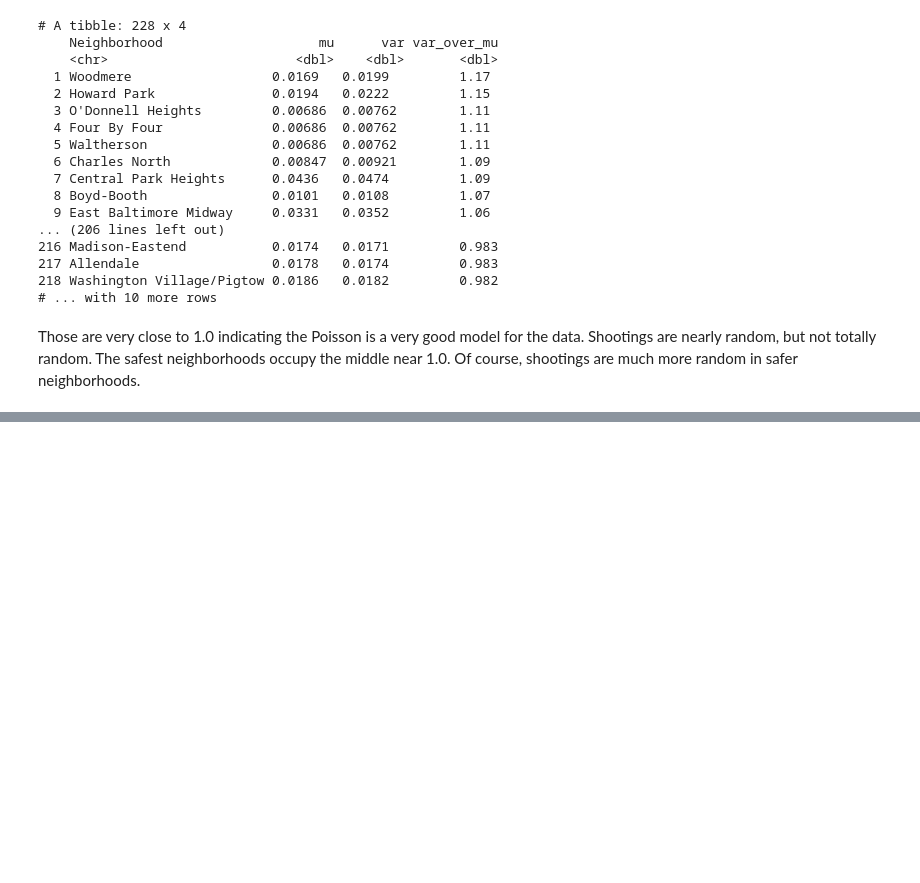
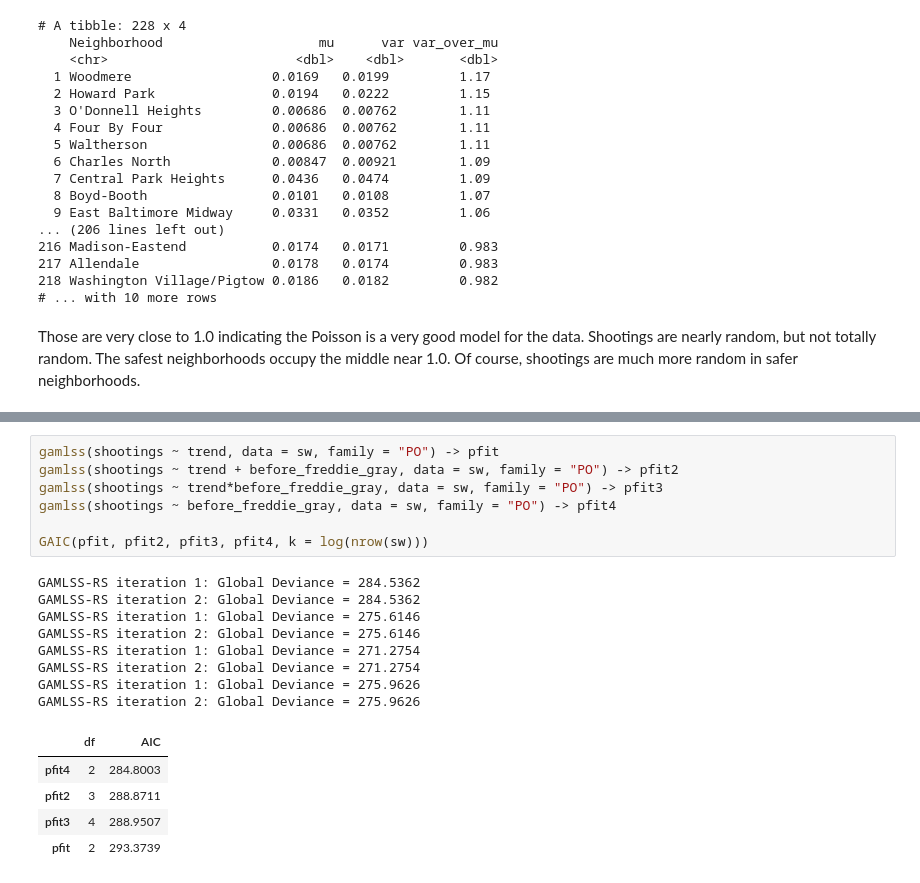
Before and after one commit to baltimore-sun-data/2018-shootings-analysis, a Jupyter notebook: shootings_analysis_by_district.ipynb, the cells around one changed output, grey strips where cells are left out. Drawn from its saved outputs; the diff is of its cells as text; blank space fills up the shorter version.

```diff
--- a/shootings_analysis_by_district.ipynb
+++ b/shootings_analysis_by_district.ipynb
@@ -368,0 +381,21 @@ Those are very close to 1.0 indicating the Poisson is a very good model for the
+# %%
+gamlss(shootings ~ trend, data = sw, family = "PO") -> pfit
+gamlss(shootings ~ trend + before_freddie_gray, data = sw, family = "PO") -> pfit2
+gamlss(shootings ~ trend*before_freddie_gray, data = sw, family = "PO") -> pfit3
+gamlss(shootings ~ before_freddie_gray, data = sw, family = "PO") -> pfit4
+
+GAIC(pfit, pfit2, pfit3, pfit4, k = log(nrow(sw)))
+# %% [output]
+GAMLSS-RS iteration 1: Global Deviance = 284.5362
+GAMLSS-RS iteration 2: Global Deviance = 284.5362
+GAMLSS-RS iteration 1: Global Deviance = 275.6146
+GAMLSS-RS iteration 2: Global Deviance = 275.6146
+GAMLSS-RS iteration 1: Global Deviance = 271.2754
+GAMLSS-RS iteration 2: Global Deviance = 271.2754
+GAMLSS-RS iteration 1: Global Deviance = 275.9626
+GAMLSS-RS iteration 2: Global Deviance = 275.9626
+|  | df | AIC |
+| pfit4 | 2 | 284.8003 |
+| pfit2 | 3 | 288.8711 |
+| pfit3 | 4 | 288.9507 |
+| pfit | 2 | 293.3739 |
```
Also changed, not shown: parts of 3 cells of this notebook.
